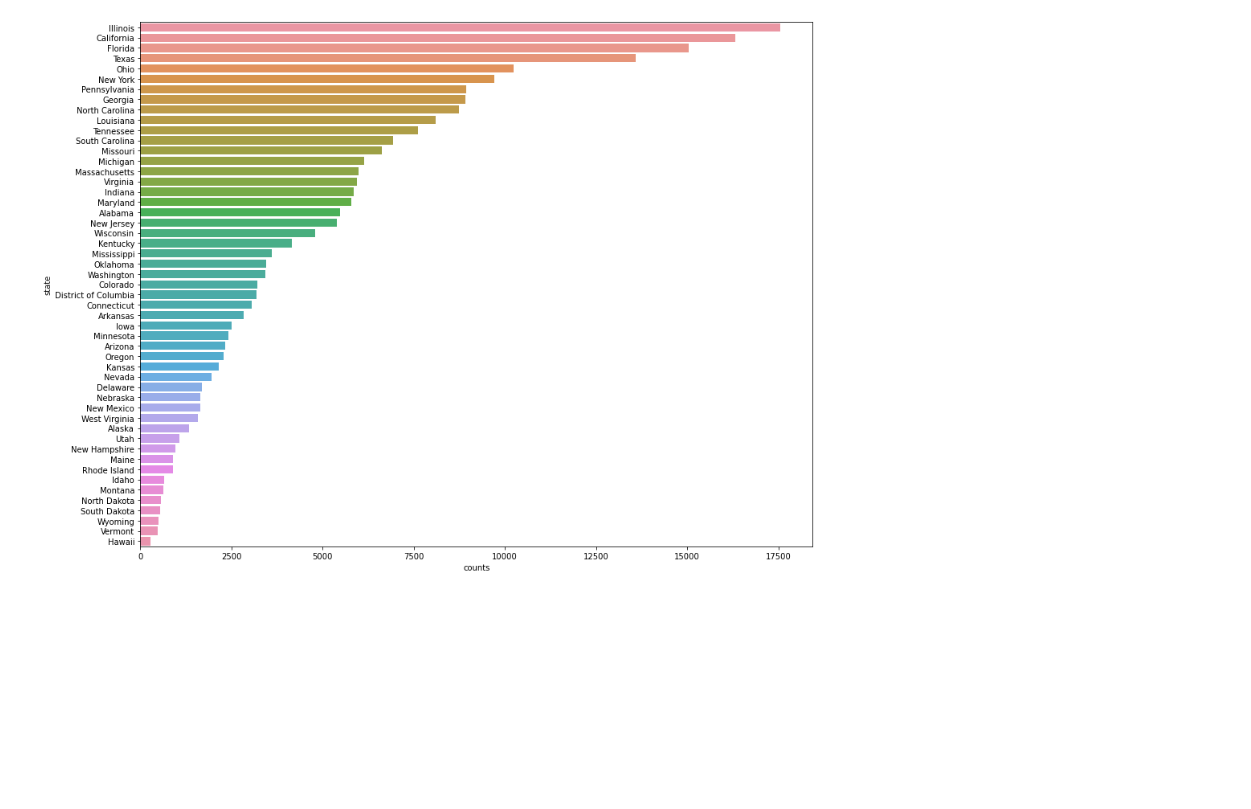
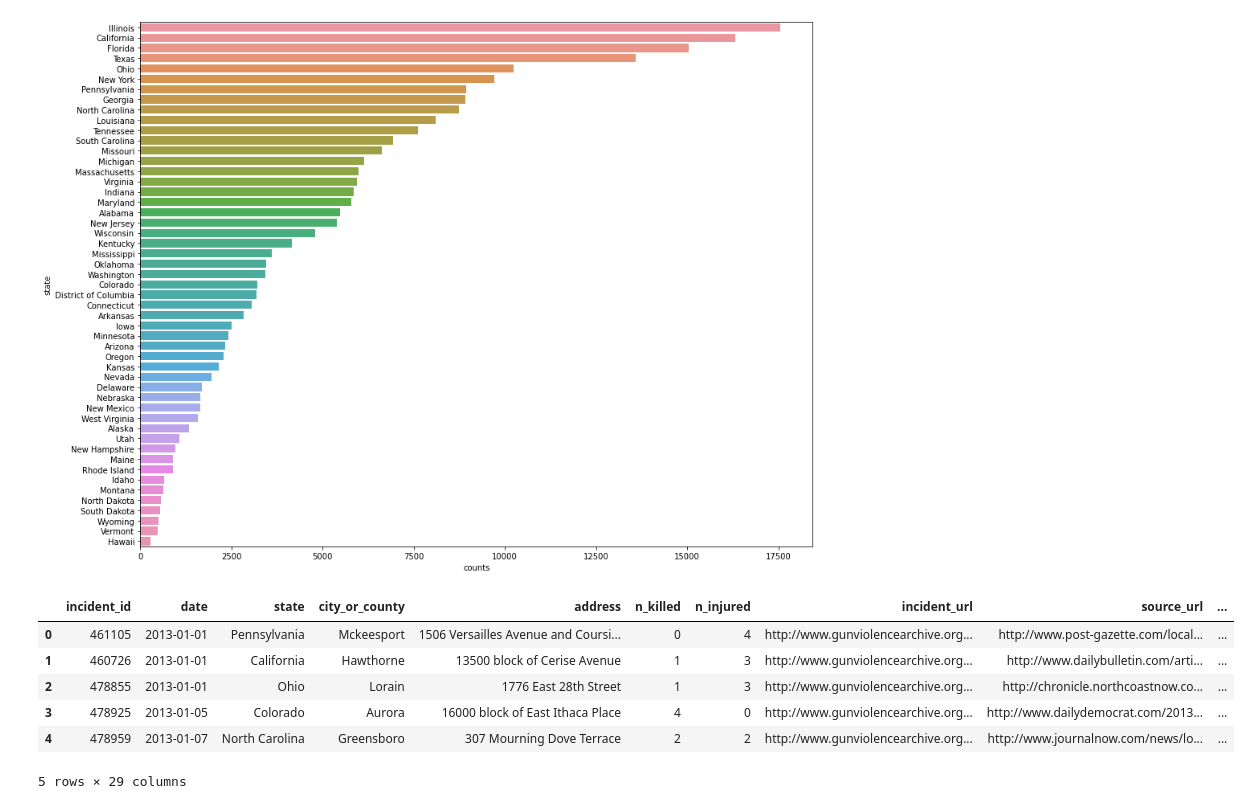
Before and after one commit to heyakshayhere/Hamoye_stage_B, a Jupyter notebook: GunViolenceData.ipynb, the cells around one changed output. Cells and saved outputs as stored; diff of their text form; code cells hidden in the pictures; blank space fills up the shorter version.

```diff
--- a/GunViolenceData.ipynb
+++ b/GunViolenceData.ipynb
@@ -129,0 +133,12 @@ sns.barplot(x=statesdf['counts'],y=statesdf['state']);
+# %%
+import pandas as pd
+df = pd.read_csv("gun-violence-data_01-2013_03-2018.csv")
+df.head()
+# %% [output]
+|  | incident_id | date | state | city_or_county | address | n_killed | n_injured | incident_url | source_url | ... |
+| 0 | 461105 | 2013-01-01 | Pennsylvania | Mckeesport | 1506 Versailles Avenue and Coursi... | 0 | 4 | http://www.gunviolencearchive.org... | http://www.post-gazette.com/local... | ... |
+| 1 | 460726 | 2013-01-01 | California | Hawthorne | 13500 block of Cerise Avenue | 1 | 3 | http://www.gunviolencearchive.org... | http://www.dailybulletin.com/arti... | ... |
+| 2 | 478855 | 2013-01-01 | Ohio | Lorain | 1776 East 28th Street | 1 | 3 | http://www.gunviolencearchive.org... | http://chronicle.northcoastnow.co... | ... |
+| 3 | 478925 | 2013-01-05 | Colorado | Aurora | 16000 block of East Ithaca Place | 4 | 0 | http://www.gunviolencearchive.org... | http://www.dailydemocrat.com/2013... | ... |
+| 4 | 478959 | 2013-01-07 | North Carolina | Greensboro | 307 Mourning Dove Terrace | 2 | 2 | http://www.gunviolencearchive.org... | http://www.journalnow.com/news/lo... | ... |
+5 rows × 29 columns
```
Also changed, not shown: parts of 2 cells of this notebook.
